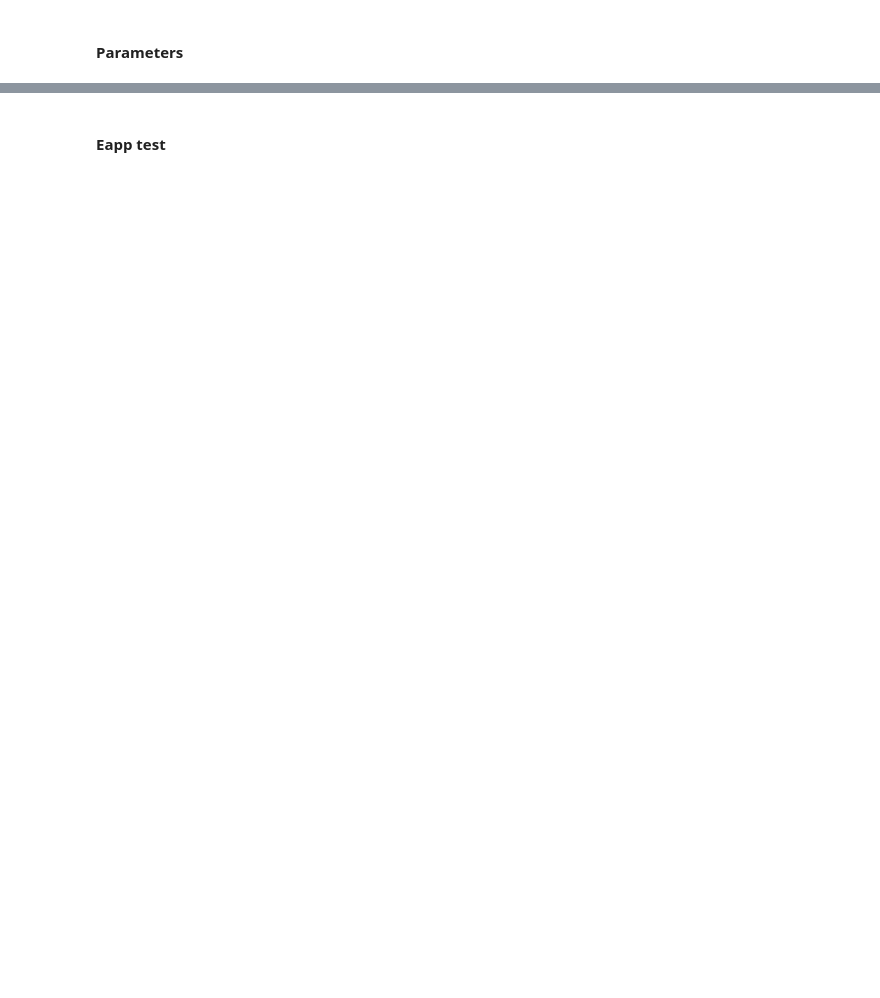
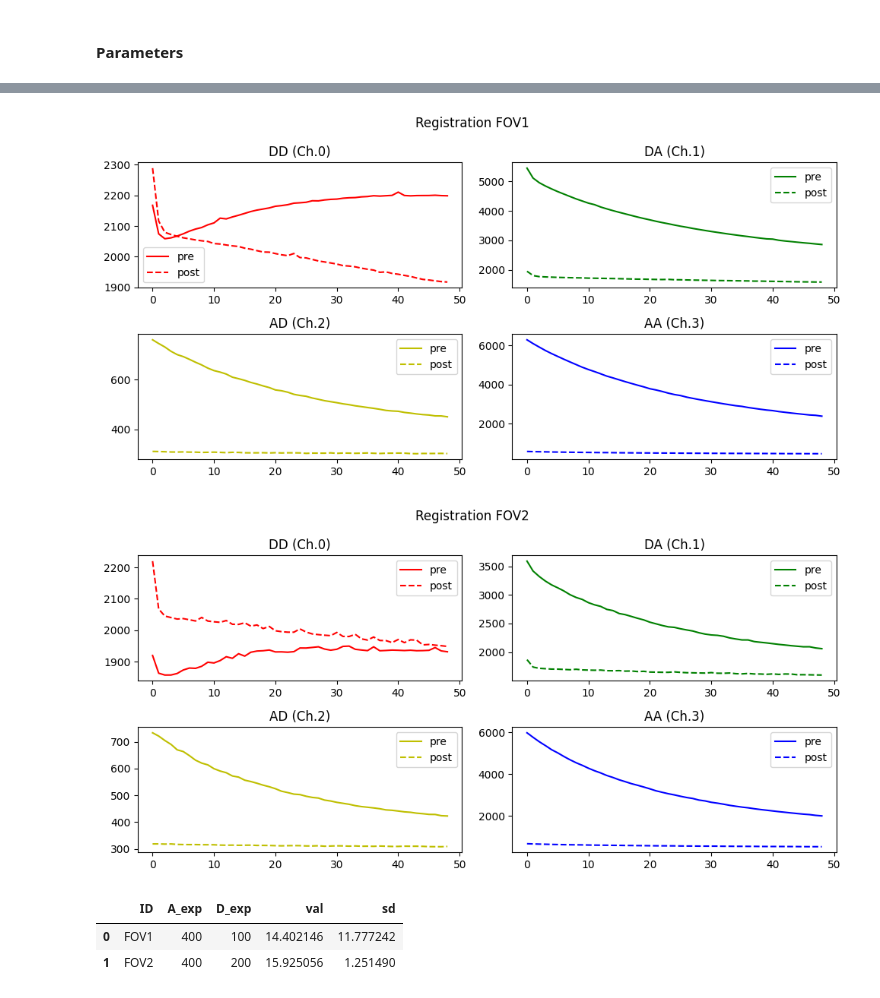
Before and after one commit to wisstock/FRETrans, a Jupyter notebook: coef_calc.ipynb, the cells around one changed output, grey strips where cells are left out. Saved outputs shown, nothing was run; the diff lists cells and outputs as text; code cells hidden in the pictures; blank space fills up the shorter version.

```diff
--- a/coef_calc.ipynb
+++ b/coef_calc.ipynb
@@ -698,3 +144,8 @@ c = 0.2458
 d = 0.8506
 
 abcd = [a, b, c, d]
+
+tandem_path = 'data/tandem/'
+
+tandem_reg = {'FOV1':['01', '02', 100, 800, 400, 100],  # [raw reg, post reg, bleach frames, bleach exp, 435 exp, 505 exp]
+              'FOV2':['03', '04', 100, 800, 400, 200]}
@@ -740,2 +152,16 @@ for reg in tandem_reg_list:
-# %% [markdown]
-#### Eapp test
+# %%
+from domb.FRET import coef_calc
+
+G_reg = coef_calc.GRegSet(data_path=tandem_path,
+                          tandem_reg_dict=tandem_reg,
+                          abcd_list=abcd)
+G_df = G_reg.get_G(show_pic=True)
+# %% [output]
+[figure, added]
+[figure, added]
+# %%
+G_df
+# %% [output]
+|  | ID | A_exp | D_exp | val | sd |
+| 0 | FOV1 | 400 | 100 | 14.402146 | 11.777242 |
+| 1 | FOV2 | 400 | 200 | 15.925056 | 1.251490 |
```
Also changed, not shown: parts of 18 cells of this notebook, 1 other file.
